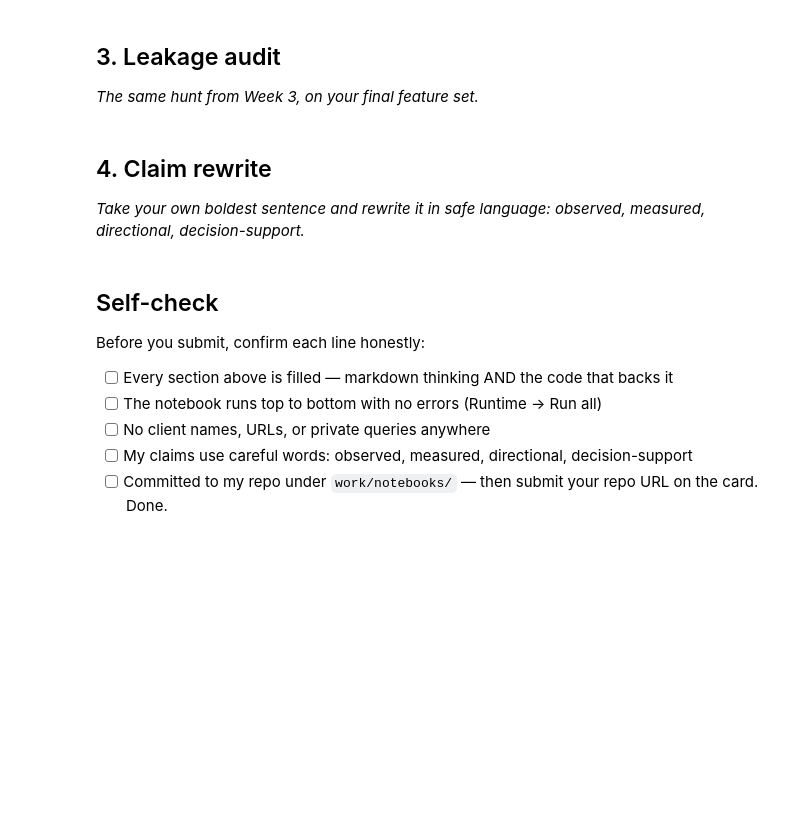
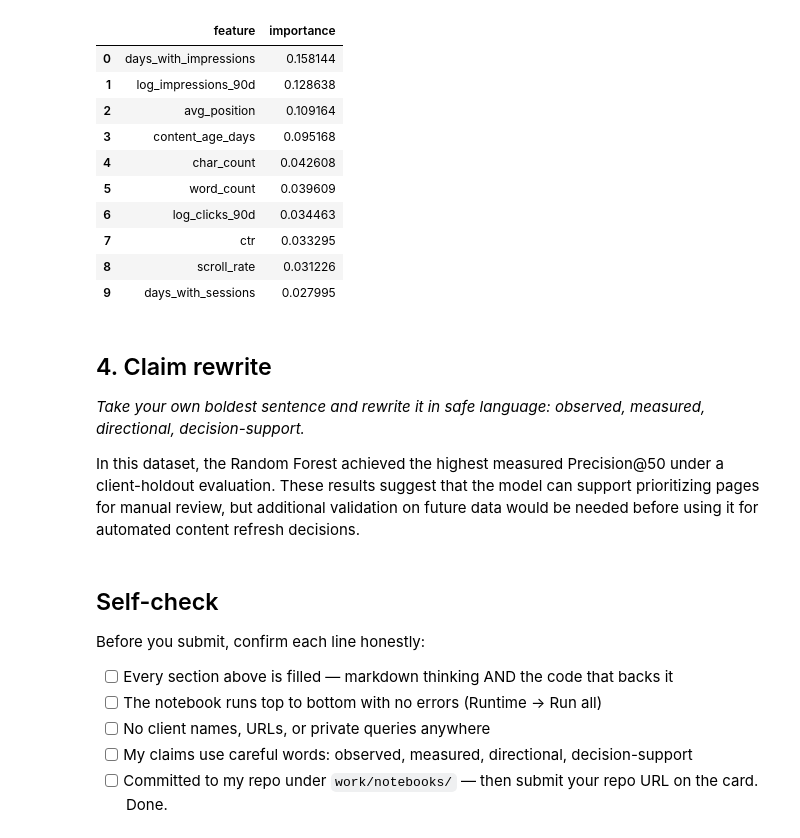
Before and after one commit to k9Sx3CC/01_first_look_and_discovery.ipynb, a Jupyter notebook: work/notebooks/w06_validation_audit.ipynb, the cells around one changed output. Saved outputs shown, nothing was run; the diff lists cells and outputs as text; code cells hidden in the pictures; blank space fills up the shorter version.

```diff
--- a/work/notebooks/w06_validation_audit.ipynb
+++ b/work/notebooks/w06_validation_audit.ipynb
@@ -20,7 +119,22 @@ This skeleton is yours to fill. Work the sections **in order** — each one has
 # %%
 # This cell is for CODE (numbers, a query, a check).
 # Write your text answer in the cell ABOVE this one — typing sentences here breaks Run All.
+import pandas as pd
+
+importance = pd.DataFrame(
+    results["best_model"]["feature_importance_top"]
+)
+
+importance.head(10)
+# %% [output]
+|  | feature | importance |
+| 0 | days_with_impressions | 0.158144 |
+| 1 | log_impressions_90d | 0.128638 |
+| 2 | avg_position | 0.109164 |
+| 3 | content_age_days | 0.095168 |
+| 4 | char_count | 0.042608 |
+| 5 | word_count | 0.039609 |
+| 6 | log_clicks_90d | 0.034463 |
+| 7 | ctr | 0.033295 |
+| 8 | scroll_rate | 0.031226 |
+| 9 | days_with_sessions | 0.027995 |
-# %% [markdown]
-## 3. Leakage audit
-
-*The same hunt from Week 3, on your final feature set.*
@@ -31,6 +142,8 @@ This skeleton is yours to fill. Work the sections **in order** — each one has
 ## 4. Claim rewrite
 
 *Take your own boldest sentence and rewrite it in safe language: observed, measured, directional, decision-support.*
+
+In this dataset, the Random Forest achieved the highest measured Precision@50 under a client-holdout evaluation. These results suggest that the model can support prioritizing pages for manual review, but additional validation on future data would be needed before using it for automated content refresh decisions.
 # %%
 # This cell is for CODE (numbers, a query, a check).
 # Write your text answer in the cell ABOVE this one — typing sentences here breaks Run All.
```
Also changed, not shown: parts of 8 cells of this notebook.
